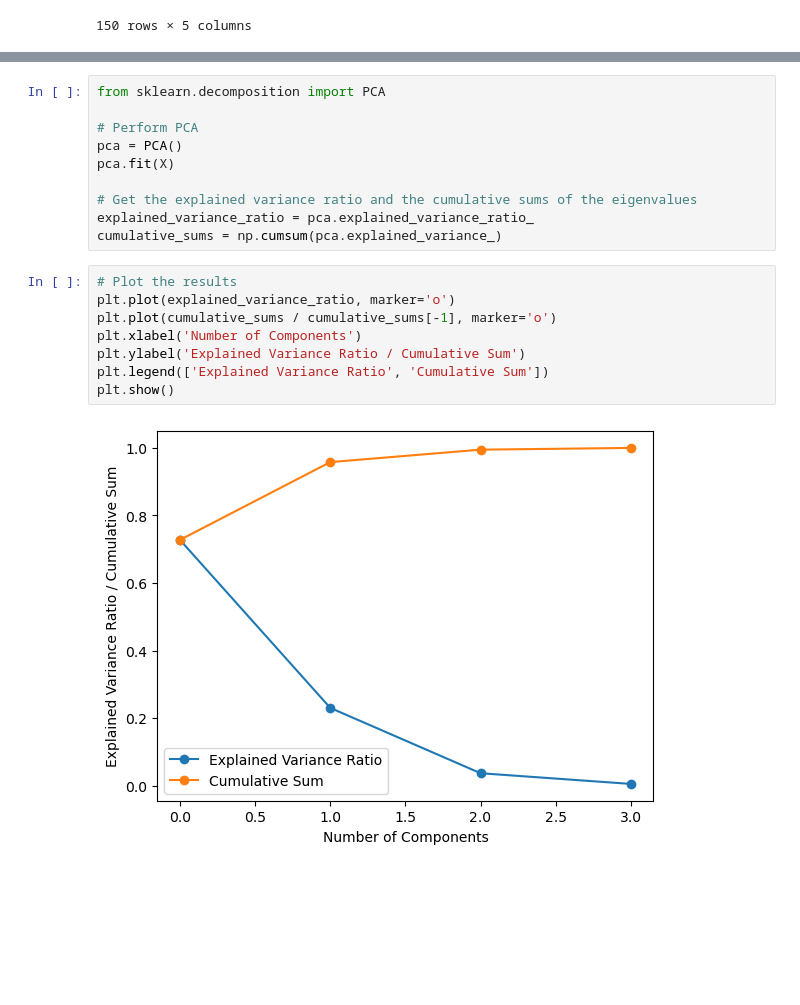
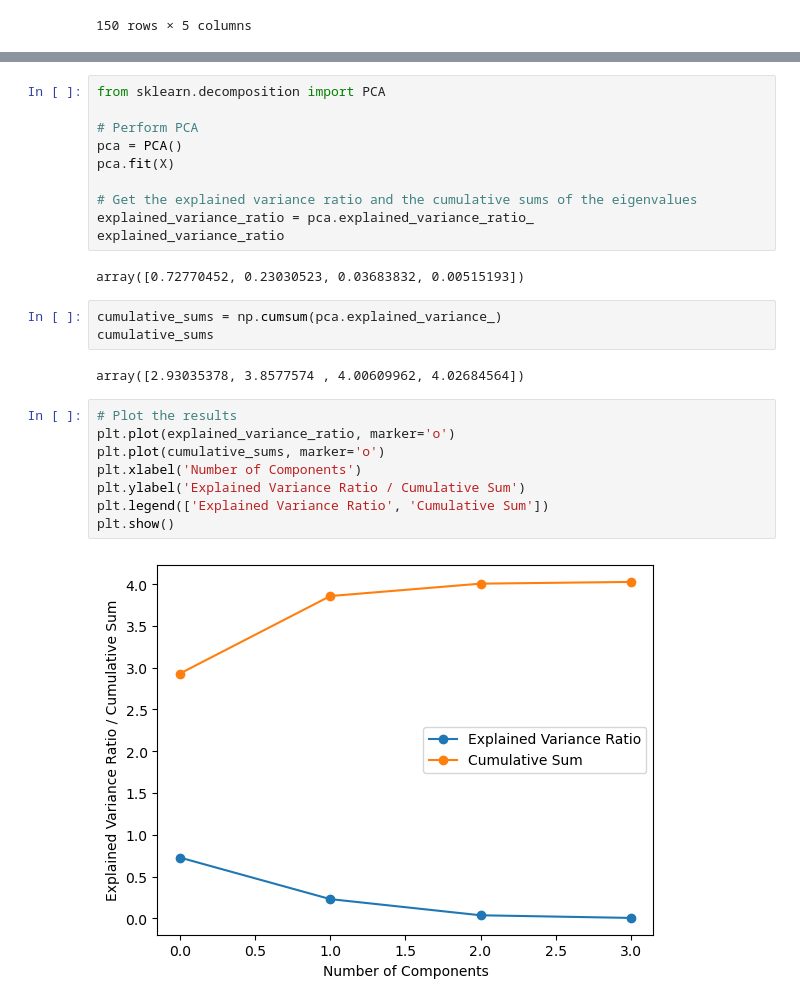
Before and after one commit to Ziyi-star/LaborDataMining, a Jupyter notebook: Blatt3Aufgabe2.ipynb, the cells around one changed output, grey strips where cells are left out. Saved outputs shown, nothing was run; the diff lists cells and outputs as text; blank space fills up the shorter version.

```diff
--- a/Blatt3Aufgabe2.ipynb
+++ b/Blatt3Aufgabe2.ipynb
@@ -41,14 +41,21 @@ pca.fit(X)
 
 # Get the explained variance ratio and the cumulative sums of the eigenvalues
 explained_variance_ratio = pca.explained_variance_ratio_
-cumulative_sums = np.cumsum(pca.explained_variance_)
+explained_variance_ratio
+# %% [output]
+array([0.72770452, 0.23030523, 0.03683832, 0.00515193])
-# %%
-# Plot the results
-plt.plot(explained_variance_ratio, marker='o')
-plt.plot(cumulative_sums / cumulative_sums[-1], marker='o')
-plt.xlabel('Number of Components')
-plt.ylabel('Explained Variance Ratio / Cumulative Sum')
-plt.legend(['Explained Variance Ratio', 'Cumulative Sum'])
-plt.show()
-# %% [output]
-[figure, removed]
+# %%
+cumulative_sums = np.cumsum(pca.explained_variance_)
+cumulative_sums
+# %% [output]
+array([2.93035378, 3.8577574 , 4.00609962, 4.02684564])
+# %%
+# Plot the results
+plt.plot(explained_variance_ratio, marker='o')
+plt.plot(cumulative_sums, marker='o')
+plt.xlabel('Number of Components')
+plt.ylabel('Explained Variance Ratio / Cumulative Sum')
+plt.legend(['Explained Variance Ratio', 'Cumulative Sum'])
+plt.show()
+# %% [output]
+[figure, added]
```
Also changed, not shown: parts of 3 cells of this notebook.
